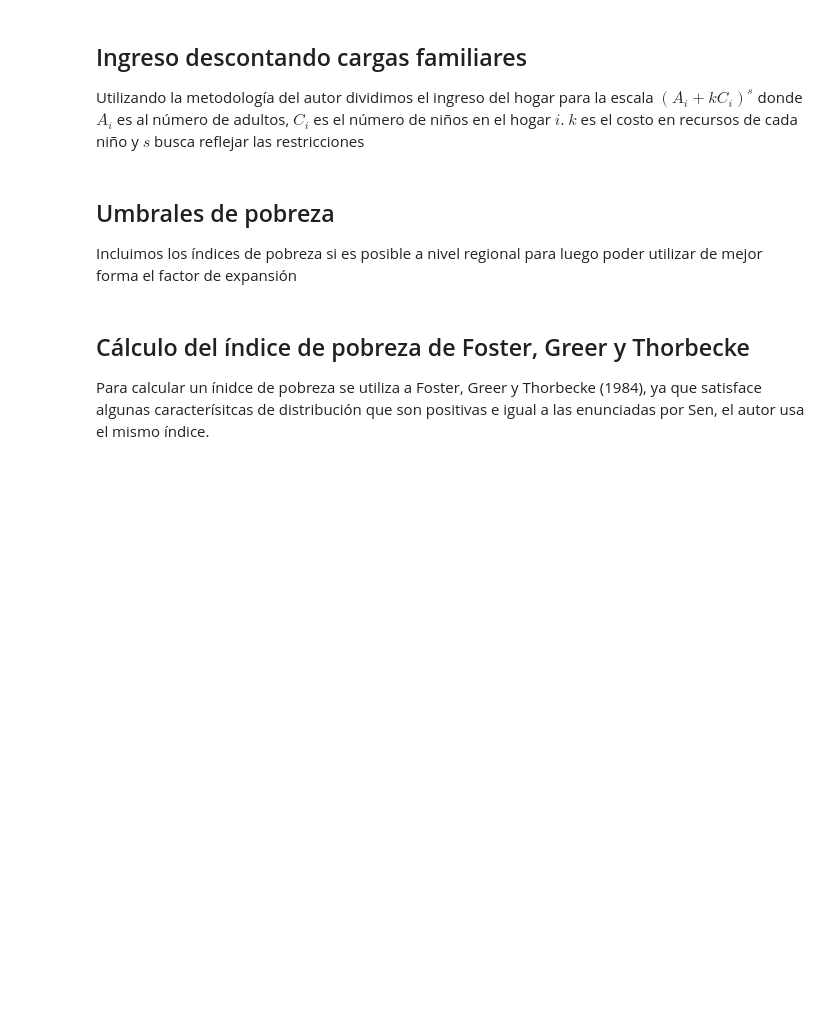
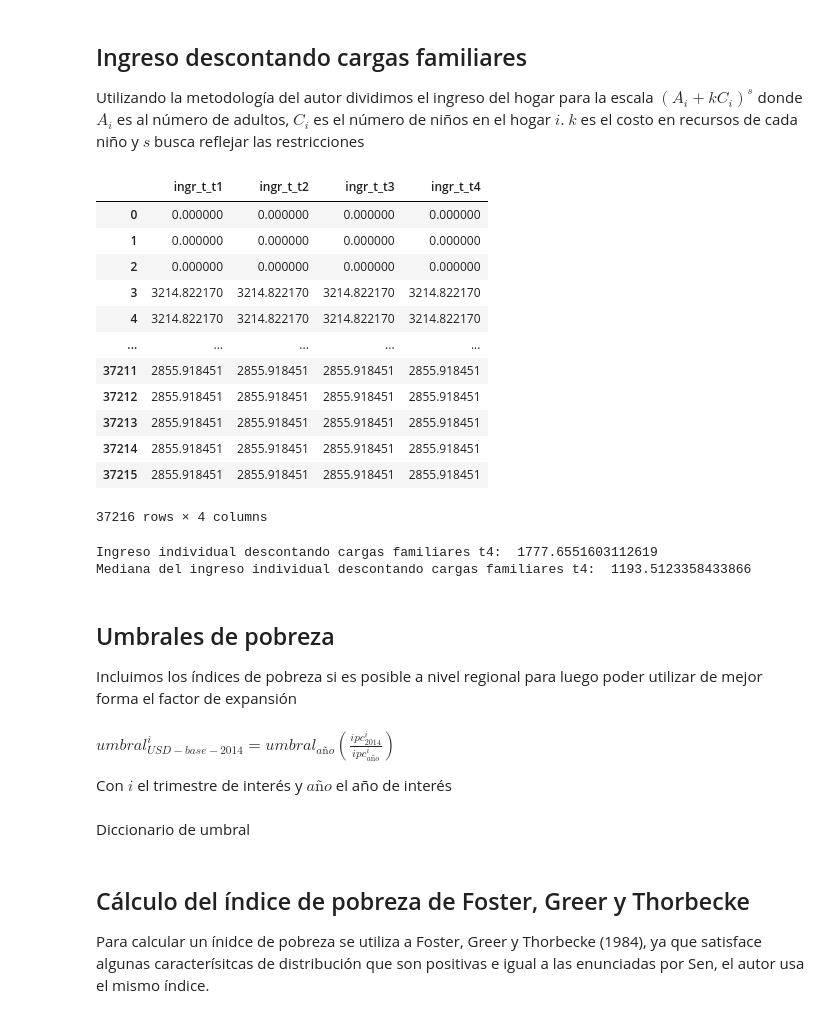
Before and after one commit to oejaramillo/salario-minimo-y-pobreza-Ecuador, a Jupyter notebook: enemdu1990.ipynb, the cells around one changed output. Saved outputs shown, nothing was run; the diff lists cells and outputs as text; code cells hidden in the pictures; blank space fills up the shorter version.

Commit message:
umbral de probreza, arreglos

```diff
--- a/enemdu1990.ipynb
+++ b/enemdu1990.ipynb
@@ -246,16 +278,41 @@ s = 0.9
 # Si es necesario calcular el número de niños
 data['es_nino'] = data['edad'] < 10
 
-data['ninos'] = data.groupby('identificador hogares')['es_nino'].transform('sum')
+data['ninos'] = data.groupby('idef_hogar')['es_nino'].transform('sum')
 
 # Si es necesario calcular el número de adultos
 data['es_adulto'] = data['edad'] > 10
 
-data['adultos'] = data.groupby('identificador hogares')['es_adulto'].transform('sum')
+data['adultos'] = data.groupby('idef_hogar')['es_adulto'].transform('sum')
 # %%
 data['escala'] = (data['adultos'] + k * data['ninos']) ** s
-# %%
-data['ingr_t'] = data['ingr_h'] / data['escala']
+# %%
+data['ingr_t_t1'] = data['ingr_t1_h'] / data['escala']
+data['ingr_t_t2'] = data['ingr_t2_h'] / data['escala']
+data['ingr_t_t3'] = data['ingr_t3_h'] / data['escala']
+data['ingr_t_t4'] = data['ingr_t4_h'] / data['escala']
+# %%
+data[['ingr_t_t1', 'ingr_t_t2', 'ingr_t_t3', 'ingr_t_t4']]
+# %% [output]
+|  | ingr_t_t1 | ingr_t_t2 | ingr_t_t3 | ingr_t_t4 |
+| 0 | 0.000000 | 0.000000 | 0.000000 | 0.000000 |
+| 1 | 0.000000 | 0.000000 | 0.000000 | 0.000000 |
+| 2 | 0.000000 | 0.000000 | 0.000000 | 0.000000 |
+| 3 | 3214.822170 | 3214.822170 | 3214.822170 | 3214.822170 |
+| 4 | 3214.822170 | 3214.822170 | 3214.822170 | 3214.822170 |
+| ... | ... | ... | ... | ... |
+| 37211 | 2855.918451 | 2855.918451 | 2855.918451 | 2855.918451 |
+| 37212 | 2855.918451 | 2855.918451 | 2855.918451 | 2855.918451 |
+| 37213 | 2855.918451 | 2855.918451 | 2855.918451 | 2855.918451 |
+| 37214 | 2855.918451 | 2855.918451 | 2855.918451 | 2855.918451 |
+| 37215 | 2855.918451 | 2855.918451 | 2855.918451 | 2855.918451 |
+37216 rows × 4 columns
+# %%
+print("Ingreso individual descontando cargas familiares t4: ", data['ingr_t_t4'].mean())
+print("Mediana del ingreso individual descontando cargas familiares t4: ", data['ingr_t_t4'].median())
+# %% [output]
+Ingreso individual descontando cargas familiares t4:  1777.6551603112619
+Mediana del ingreso individual descontando cargas familiares t4:  1193.5123358433866
 # %% [markdown]
 ## Umbrales de pobreza
 
@@ -267,0 +320,8 @@ data['umbral'] = data['región'].map(lambda x: pobr[x])
+# %% [markdown]
+$\begin{equation}
+    umbral_{USD-base-2014}^{i} = umbral_{año}\left( \frac{ipc^{i}_{2014}}{ipc^{i}_{año}}\right)
+\end{equation}$
+
+Con $i$ el trimestre de interés y $año$ el año de interés
+# %% [markdown]
+Diccionario de umbral
```
Also changed, not shown: parts of 21 cells of this notebook, 1 other file.
